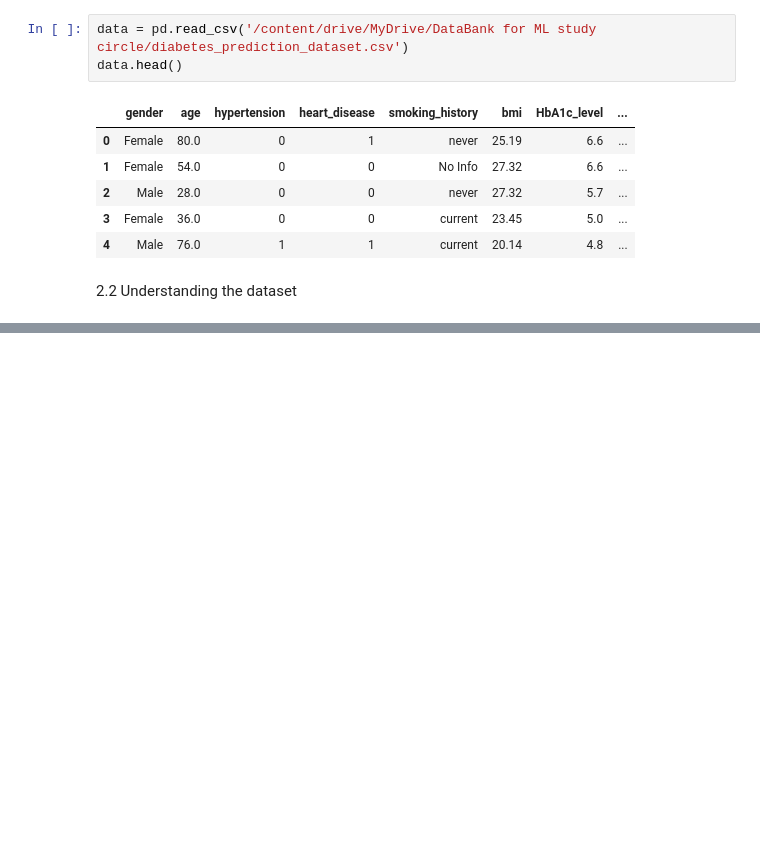
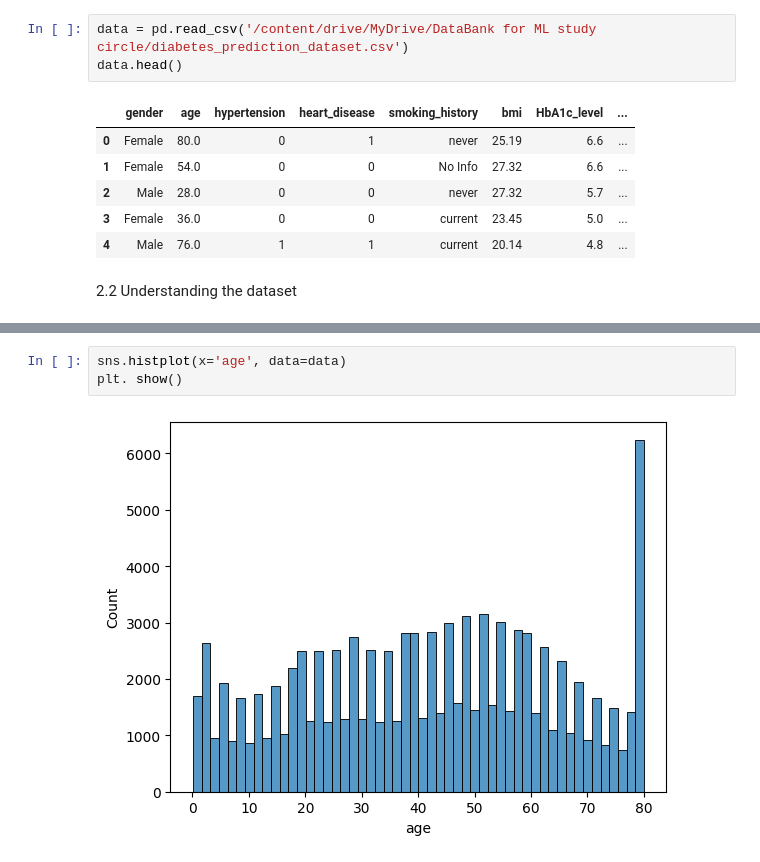
Before and after one commit to aukabir/Machine_Learning_Project_2, a Jupyter notebook: MLproject_2_diabetes_prediction.ipynb, the cells around one changed output, grey strips where cells are left out. Drawn from its saved outputs; the diff is of its cells as text; blank space fills up the shorter version.

```diff
--- a/MLproject_2_diabetes_prediction.ipynb
+++ b/MLproject_2_diabetes_prediction.ipynb
@@ -89,0 +98,5 @@ dtype: int64
+# %%
+sns.histplot(x='age', data=data)
+plt. show()
+# %% [output]
+[figure, added]
```
Also changed, not shown: parts of 64 cells of this notebook.
